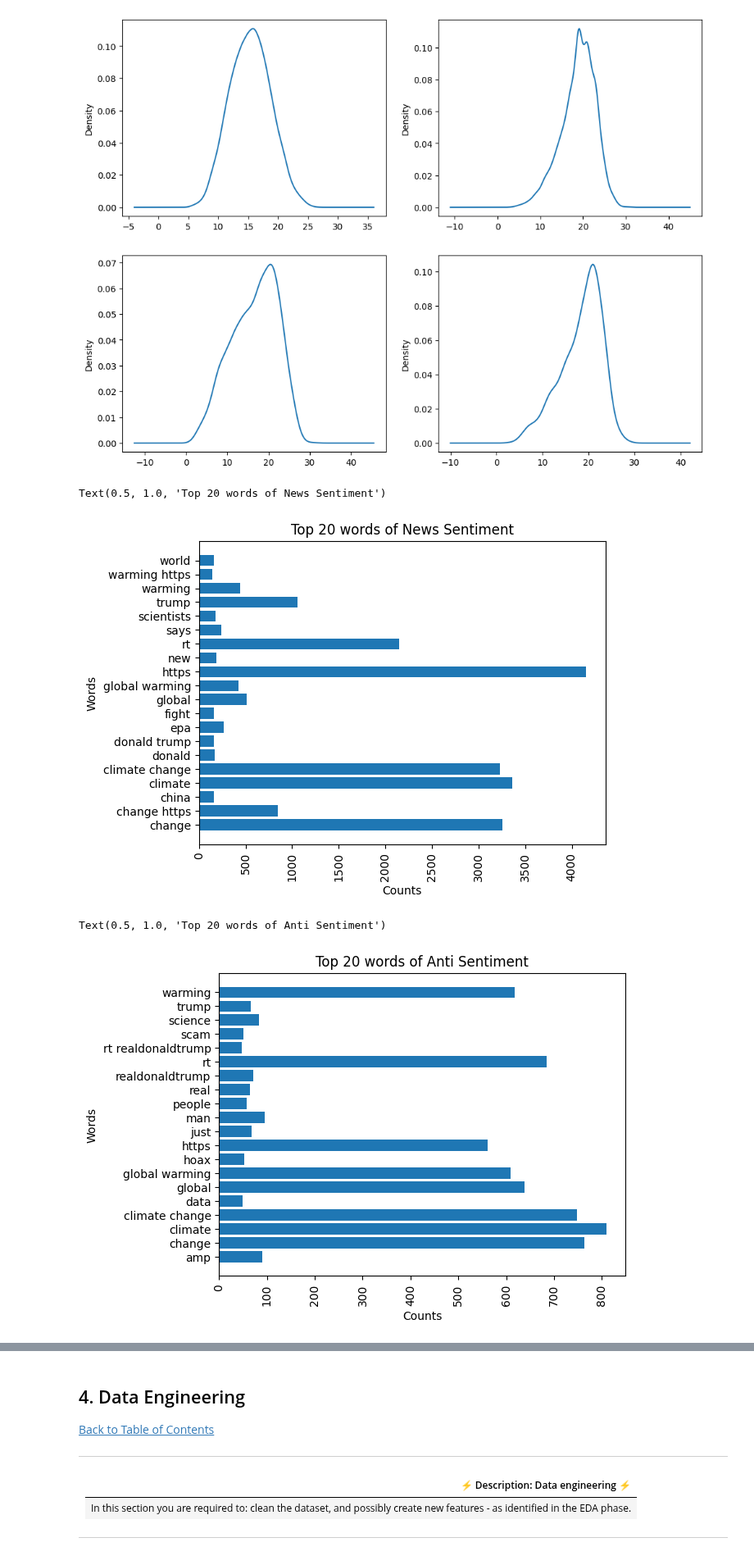
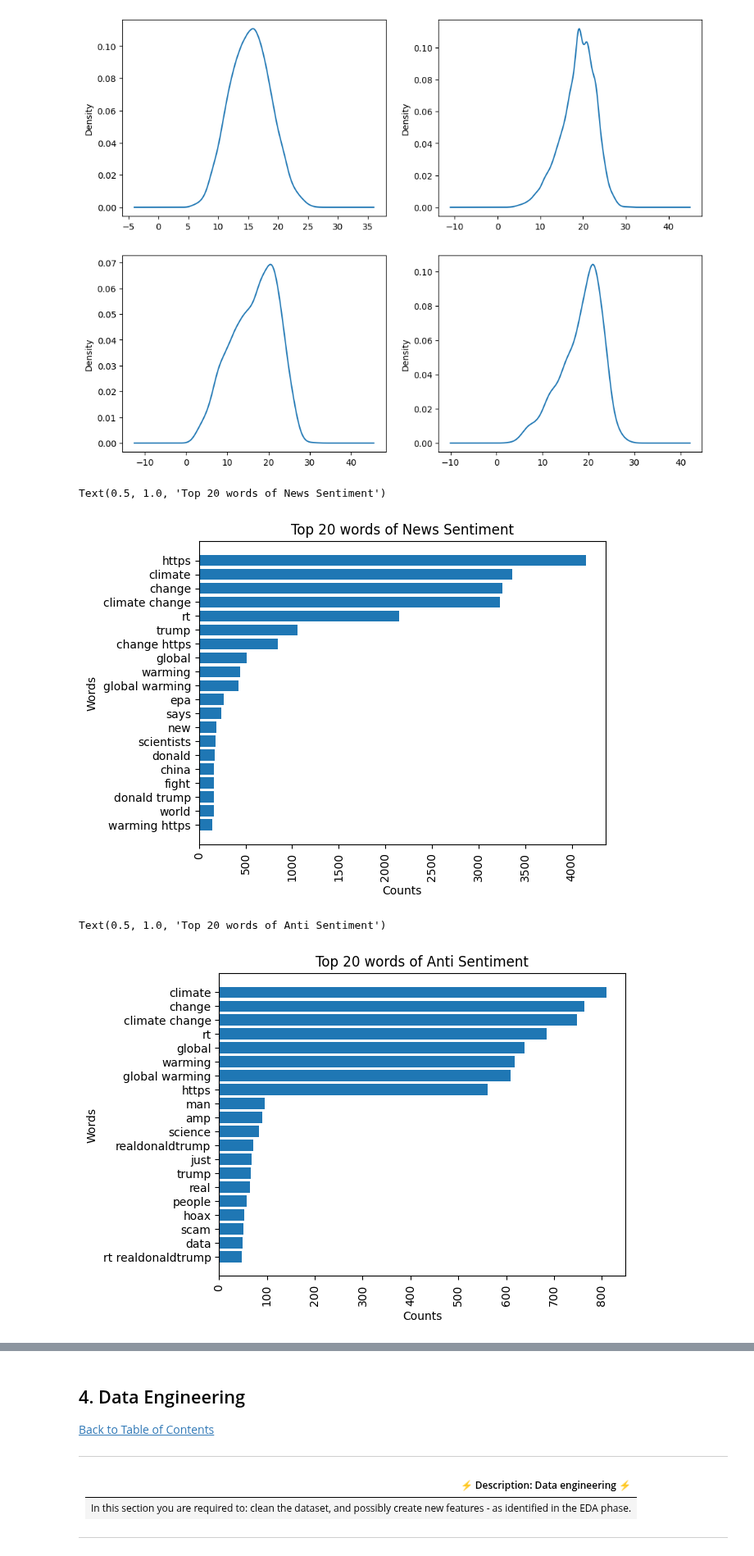
Before and after one commit to Classifix/Classifix, a Jupyter notebook: Advanced_Classification/starter-notebook.ipynb, the cells around one changed output, grey strips where cells are left out. Shown at 82% size. Drawn from its saved outputs; the diff is of its cells as text; code cells hidden in the pictures.

```diff
--- a/Advanced_Classification/starter-notebook.ipynb
+++ b/Advanced_Classification/starter-notebook.ipynb
@@ -135,28 +137,44 @@ vect_news = CountVectorizer(lowercase=True, stop_words='english', max_features=2
 News_fit=vect_news.fit_transform(News['message'].values.astype(str))
 News_Names=vect_news.get_feature_names_out()
 News_counts=News_fit.toarray().sum(axis=0)
-plt.barh(News_Names, News_counts)
+
+#Sorting the values in ascending
+sorted_indices = News_counts.argsort()
+sorted_words = [News_Names[i] for i in sorted_indices]
+sorted_counts = News_counts[sorted_indices]
+
+plt.barh(sorted_words, sorted_counts)
 plt.xticks(rotation=90)
 plt.xlabel('Counts')
 plt.ylabel('Words')
 plt.title('Top 20 words of News Sentiment')
 # %% [output]
 Text(0.5, 1.0, 'Top 20 words of News Sentiment')
-[figure, old version]
+[figure, new version]
 # %%
 
 vect_Anti = CountVectorizer(lowercase=True, stop_words='english',  max_features=20, analyzer='word', ngram_range=(1, 2))
 Anti_fit = vect_Anti.fit_transform(Anti['message'].values.astype(str))
 Anti_Names=vect_Anti.get_feature_names_out()
 Anti_counts=Anti_fit.toarray().sum(axis=0)
-plt.barh(Anti_Names, Anti_counts)
+
+#Sorting the values in ascending
+sorted_indices = Anti_counts.argsort()
+sorted_words = [Anti_Names[i] for i in sorted_indices]
+sorted_counts = Anti_counts[sorted_indices]
+
+#Ploting the bar plot of top 20 Anti Sentiment
+plt.barh(sorted_words, sorted_counts)
 plt.xticks(rotation=90)
+#Labeling the x axis
 plt.xlabel('Counts')
+#Labeling the x axis
 plt.ylabel('Words')
+#The title
 plt.title('Top 20 words of Anti Sentiment')
 # %% [output]
 Text(0.5, 1.0, 'Top 20 words of Anti Sentiment')
-[figure, old version]
+[figure, new version]
 # %%
 vect_Pro = CountVectorizer(lowercase=True, stop_words='english', max_features=20,analyzer='word', ngram_range=(1, 2))
 Pro_fit = vect_Pro.fit_transform(Pro['message'].values.astype(str))
```
Also changed, not shown: parts of 3 cells of this notebook.
